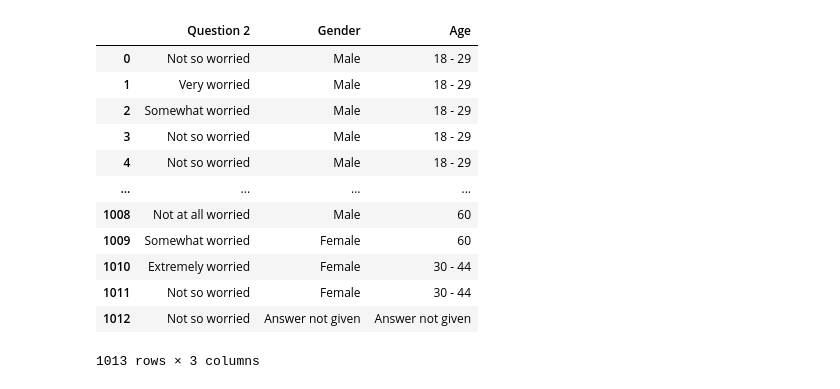
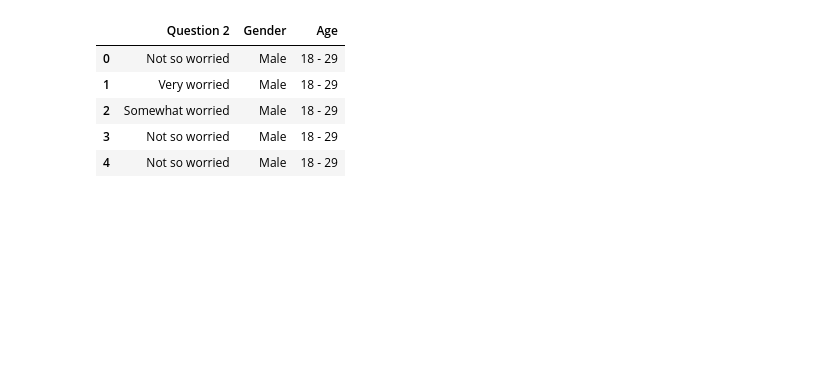
Before and after one commit to kmozdzierz/ABiD_AiR_2021, a Jupyter notebook: Lab2/TIER Protocol Documentation/Command Files/Lab2.ipynb, the cells around one changed output. Saved outputs shown, nothing was run; the diff lists cells and outputs as text; code cells hidden in the pictures; blank space fills up the shorter version.

```diff
--- a/Lab2/TIER Protocol Documentation/Command Files/Lab2.ipynb
+++ b/Lab2/TIER Protocol Documentation/Command Files/Lab2.ipynb
@@ -33,18 +54,11 @@ df.head()
 # %%
 new_df = df[['Question 2','Gender', 'Age']]
 new_df = new_df.fillna('Answer not given')
-new_df
+new_df.head()
 # %% [output]
 |  | Question 2 | Gender | Age |
 | 0 | Not so worried | Male | 18 - 29 |
 | 1 | Very worried | Male | 18 - 29 |
 | 2 | Somewhat worried | Male | 18 - 29 |
 | 3 | Not so worried | Male | 18 - 29 |
 | 4 | Not so worried | Male | 18 - 29 |
-| ... | ... | ... | ... |
-| 1008 | Not at all worried | Male | 60 |
-| 1009 | Somewhat worried | Female | 60 |
-| 1010 | Extremely worried | Female | 30 - 44 |
-| 1011 | Not so worried | Female | 30 - 44 |
-| 1012 | Not so worried | Answer not given | Answer not given |
-1013 rows × 3 columns
```
Also changed, not shown: parts of 7 cells of this notebook, 8 other files.
